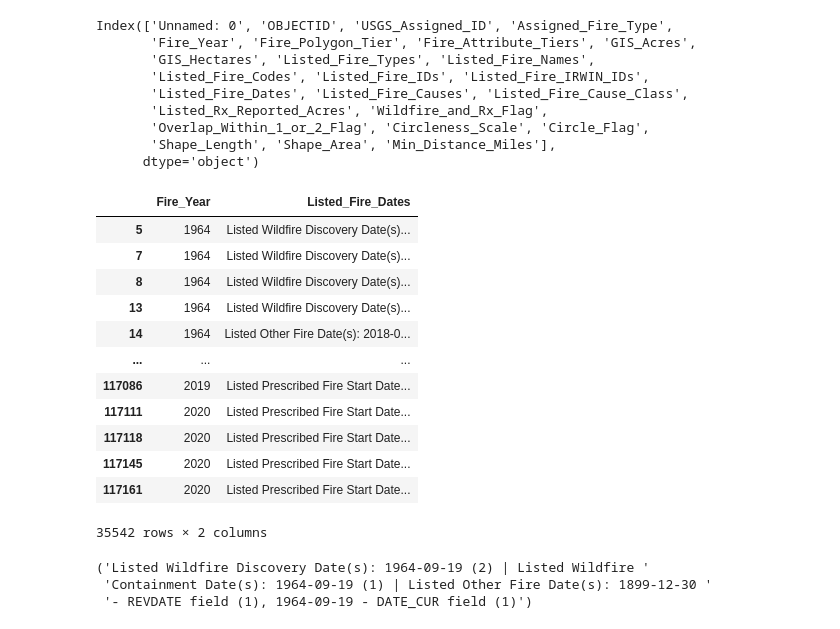
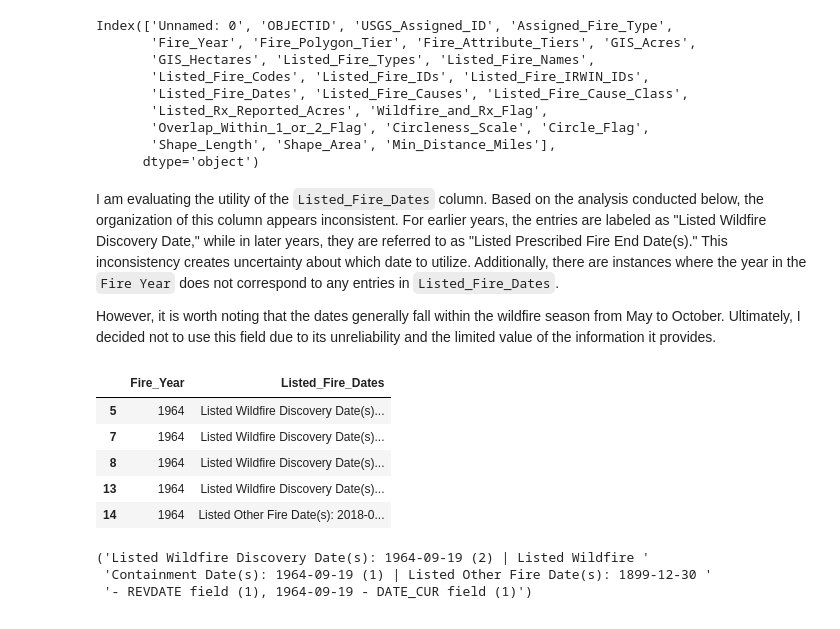
Before and after one commit to navya-eedula-uw/DATA-512-Wildfire-Analysis-Part-1, a Jupyter notebook: smoke_estimate.ipynb, the cells around one changed output. Cells and saved outputs as stored; diff of their text form; code cells hidden in the pictures.

```diff
--- a/smoke_estimate.ipynb
+++ b/smoke_estimate.ipynb
@@ -56,22 +73,19 @@ Index(['Unnamed: 0', 'OBJECTID', 'USGS_Assigned_ID', 'Assigned_Fire_Type',
        'Overlap_Within_1_or_2_Flag', 'Circleness_Scale', 'Circle_Flag',
        'Shape_Length', 'Shape_Area', 'Min_Distance_Miles'],
       dtype='object')
+# %% [markdown]
+I am evaluating the utility of the `Listed_Fire_Dates` column. Based on the analysis conducted below, the organization of this column appears inconsistent. For earlier years, the entries are labeled as "Listed Wildfire Discovery Date," while in later years, they are referred to as "Listed Prescribed Fire End Date(s)." This inconsistency creates uncertainty about which date to utilize. Additionally, there are instances where the year in the `Fire Year` does not correspond to any entries in `Listed_Fire_Dates`.
+
+However, it is worth noting that the dates generally fall within the wildfire season from May to October. Ultimately, I decided not to use this field due to its unreliability and the limited value of the information it provides.
 # %%
-wildfire_df_within_650_miles[['Fire_Year', 'Listed_Fire_Dates']]
+wildfire_df_within_650_miles[['Fire_Year', 'Listed_Fire_Dates']].head()
 # %% [output]
 |  | Fire_Year | Listed_Fire_Dates |
 | 5 | 1964 | Listed Wildfire Discovery Date(s)... |
 | 7 | 1964 | Listed Wildfire Discovery Date(s)... |
 | 8 | 1964 | Listed Wildfire Discovery Date(s)... |
 | 13 | 1964 | Listed Wildfire Discovery Date(s)... |
 | 14 | 1964 | Listed Other Fire Date(s): 2018-0... |
-| ... | ... | ... |
-| 117086 | 2019 | Listed Prescribed Fire Start Date... |
-| 117111 | 2020 | Listed Prescribed Fire Start Date... |
-| 117118 | 2020 | Listed Prescribed Fire Start Date... |
-| 117145 | 2020 | Listed Prescribed Fire Start Date... |
-| 117161 | 2020 | Listed Prescribed Fire Start Date... |
-35542 rows × 2 columns
 # %%
 from pprint import pprint
 pprint(wildfire_df['Listed_Fire_Dates'][1])
```
Also changed, not shown: parts of 57 cells of this notebook.
